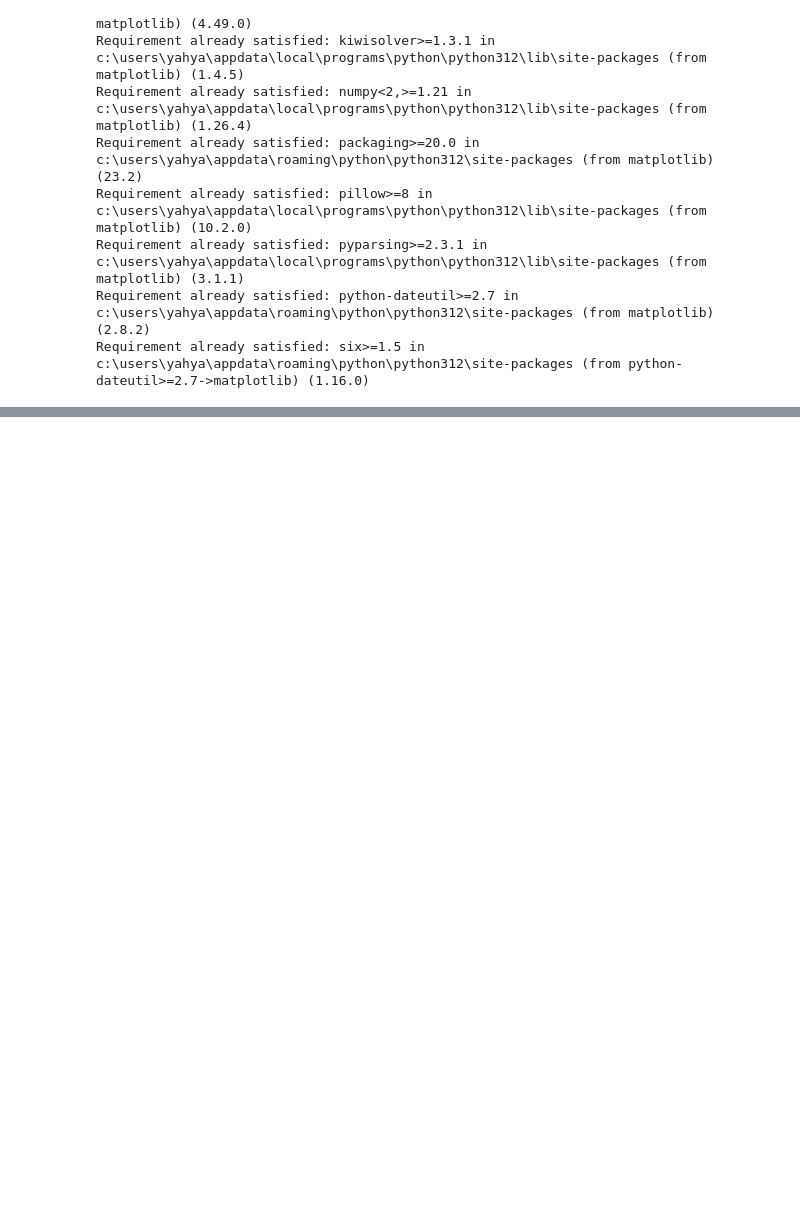
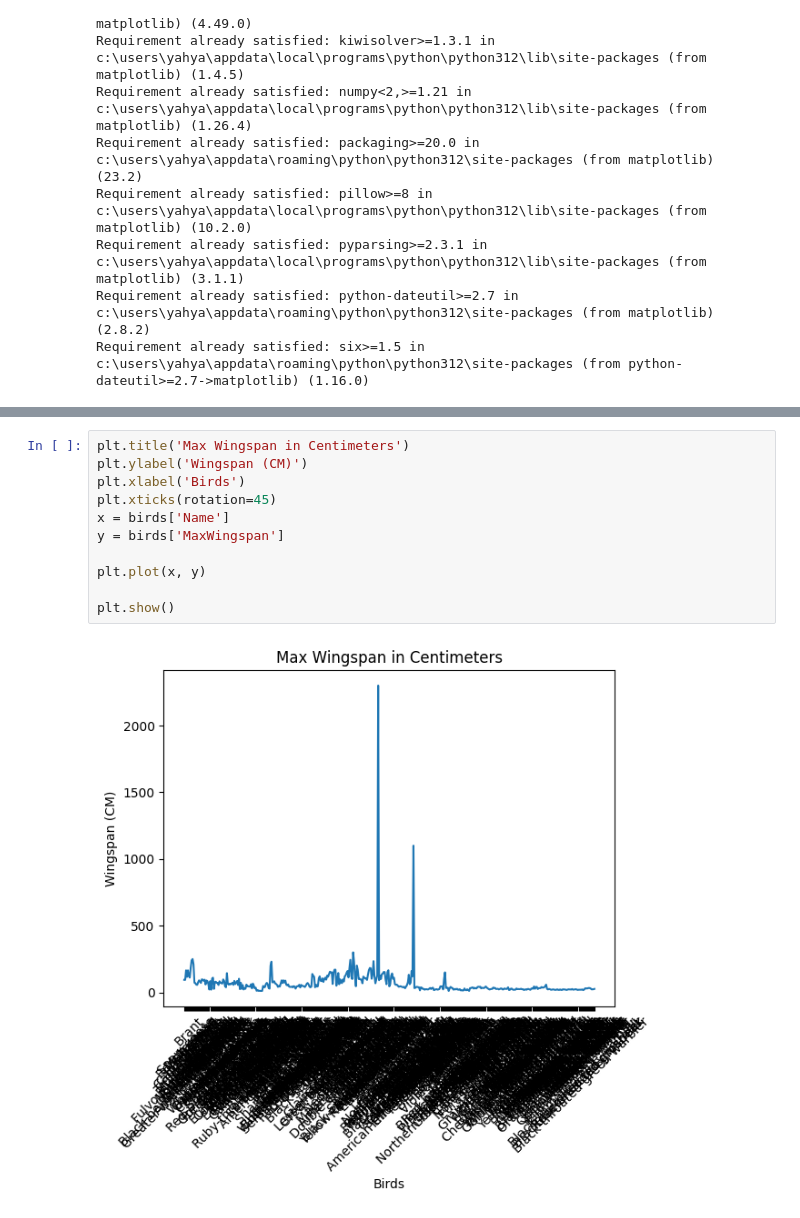
Before and after one commit to Yahyabonyguda/Data_Science_Assignment, a Jupyter notebook: Data Visualization.ipynb, the cells around one changed output, grey strips where cells are left out. Saved outputs shown, nothing was run; the diff lists cells and outputs as text; blank space fills up the shorter version.

```diff
--- a/Data Visualization.ipynb
+++ b/Data Visualization.ipynb
@@ -49,0 +51,13 @@ KeyError: 'state'
+# %%
+plt.title('Max Wingspan in Centimeters')
+plt.ylabel('Wingspan (CM)')
+plt.xlabel('Birds')
+plt.xticks(rotation=45)
+x = birds['Name']
+y = birds['MaxWingspan']
+
+plt.plot(x, y)
+
+plt.show()
+# %% [output]
+[figure, added]
```
Also changed, not shown: parts of 10 cells of this notebook, 1 other file.
